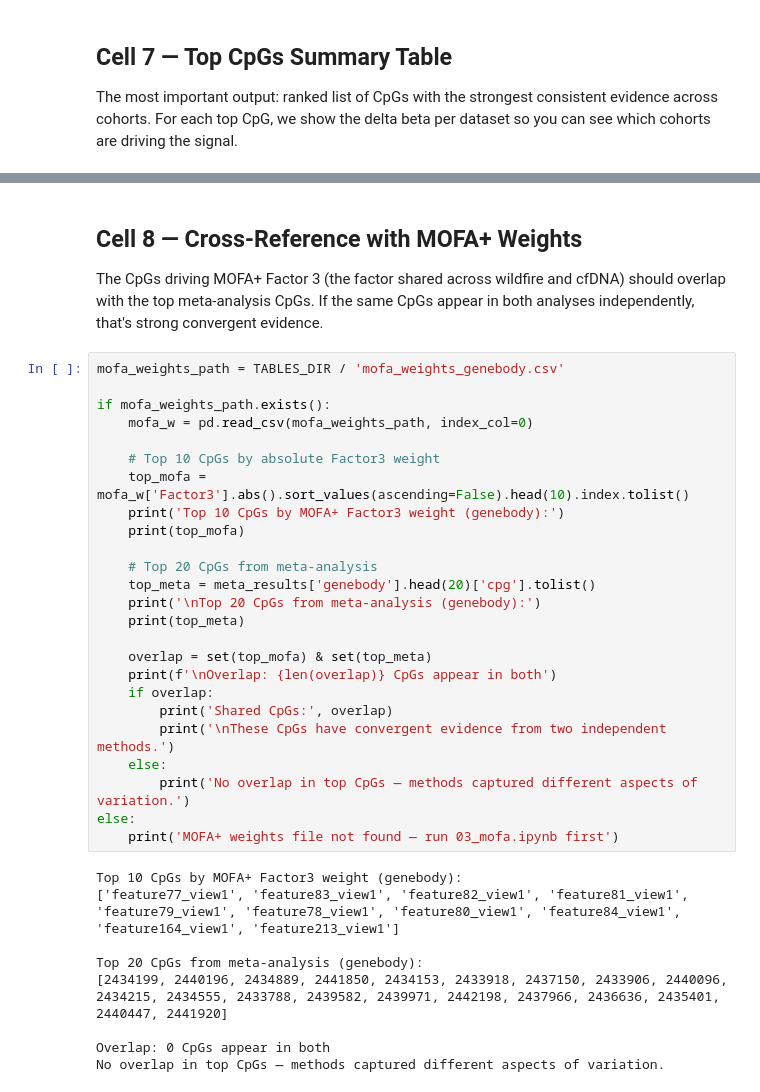
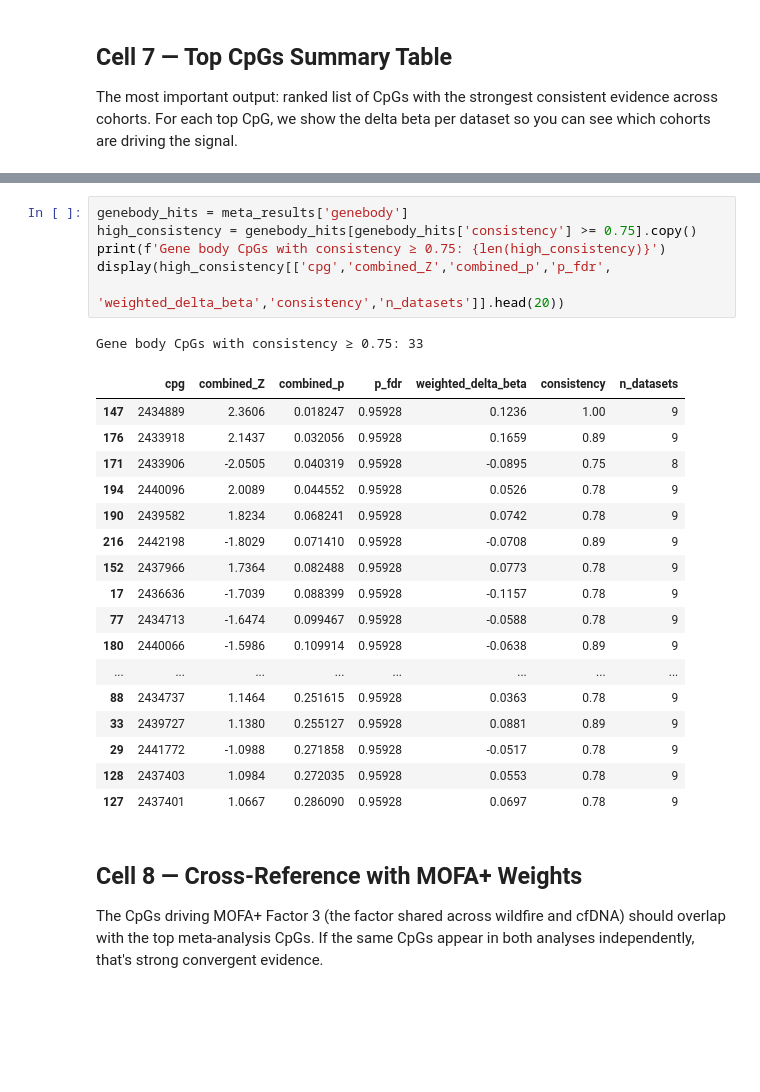
Before and after one commit to Ensiuc/CpG_Methylation_ML, a Jupyter notebook: notebooks/04_meta_analysis.ipynb, the cells around one changed output, grey strips where cells are left out. Saved outputs shown, nothing was run; the diff lists cells and outputs as text; blank space fills up the shorter version.

```diff
--- a/notebooks/04_meta_analysis.ipynb
+++ b/notebooks/04_meta_analysis.ipynb
@@ -391,41 +391,32 @@ CpG             Combined Z   Combined p      FDR p  Δβ weighted  Consistency N
 2440096              2.009       0.0446     0.9593       0.0526         0.78          9
 2434215              1.982       0.0474     0.9593       0.0439         0.67          9
   * = FDR < 0.05
+# %%
+genebody_hits = meta_results['genebody']
+high_consistency = genebody_hits[genebody_hits['consistency'] >= 0.75].copy()
+print(f'Gene body CpGs with consistency ≥ 0.75: {len(high_consistency)}')
+display(high_consistency[['cpg','combined_Z','combined_p','p_fdr',
+                           'weighted_delta_beta','consistency','n_datasets']].head(20))
+# %% [output]
+Gene body CpGs with consistency ≥ 0.75: 33
+|  | cpg | combined_Z | combined_p | p_fdr | weighted_delta_beta | consistency | n_datasets |
+| 147 | 2434889 | 2.3606 | 0.018247 | 0.95928 | 0.1236 | 1.00 | 9 |
+| 176 | 2433918 | 2.1437 | 0.032056 | 0.95928 | 0.1659 | 0.89 | 9 |
+| 171 | 2433906 | -2.0505 | 0.040319 | 0.95928 | -0.0895 | 0.75 | 8 |
+| 194 | 2440096 | 2.0089 | 0.044552 | 0.95928 | 0.0526 | 0.78 | 9 |
+| 190 | 2439582 | 1.8234 | 0.068241 | 0.95928 | 0.0742 | 0.78 | 9 |
+| 216 | 2442198 | -1.8029 | 0.071410 | 0.95928 | -0.0708 | 0.89 | 9 |
+| 152 | 2437966 | 1.7364 | 0.082488 | 0.95928 | 0.0773 | 0.78 | 9 |
+| 17 | 2436636 | -1.7039 | 0.088399 | 0.95928 | -0.1157 | 0.78 | 9 |
+| 77 | 2434713 | -1.6474 | 0.099467 | 0.95928 | -0.0588 | 0.78 | 9 |
+| 180 | 2440066 | -1.5986 | 0.109914 | 0.95928 | -0.0638 | 0.89 | 9 |
+| ... | ... | ... | ... | ... | ... | ... | ... |
+| 88 | 2434737 | 1.1464 | 0.251615 | 0.95928 | 0.0363 | 0.78 | 9 |
+| 33 | 2439727 | 1.1380 | 0.255127 | 0.95928 | 0.0881 | 0.89 | 9 |
+| 29 | 2441772 | -1.0988 | 0.271858 | 0.95928 | -0.0517 | 0.78 | 9 |
+| 128 | 2437403 | 1.0984 | 0.272035 | 0.95928 | 0.0553 | 0.78 | 9 |
+| 127 | 2437401 | 1.0667 | 0.286090 | 0.95928 | 0.0697 | 0.78 | 9 |
 # %% [markdown]
 ## Cell 8 — Cross-Reference with MOFA+ Weights
 
 The CpGs driving MOFA+ Factor 3 (the factor shared across wildfire and cfDNA) should overlap with the top meta-analysis CpGs. If the same CpGs appear in both analyses independently, that's strong convergent evidence.
-# %%
-mofa_weights_path = TABLES_DIR / 'mofa_weights_genebody.csv'
-
-if mofa_weights_path.exists():
-    mofa_w = pd.read_csv(mofa_weights_path, index_col=0)
-
-    # Top 10 CpGs by absolute Factor3 weight
-    top_mofa = mofa_w['Factor3'].abs().sort_values(ascending=False).head(10).index.tolist()
-    print('Top 10 CpGs by MOFA+ Factor3 weight (genebody):')
-    print(top_mofa)
-
-    # Top 20 CpGs from meta-analysis
-    top_meta = meta_results['genebody'].head(20)['cpg'].tolist()
-    print('\nTop 20 CpGs from meta-analysis (genebody):')
-    print(top_meta)
-
-    overlap = set(top_mofa) & set(top_meta)
-    print(f'\nOverlap: {len(overlap)} CpGs appear in both')
-    if overlap:
-        print('Shared CpGs:', overlap)
-        print('\nThese CpGs have convergent evidence from two independent methods.')
-    else:
-        print('No overlap in top CpGs — methods captured different aspects of variation.')
-else:
-    print('MOFA+ weights file not found — run 03_mofa.ipynb first')
-# %% [output]
-Top 10 CpGs by MOFA+ Factor3 weight (genebody):
-['feature77_view1', 'feature83_view1', 'feature82_view1', 'feature81_view1', 'feature79_view1', 'feature78_view1', 'feature80_view1', 'feature84_view1', 'feature164_view1', 'feature213_view1']
-
-Top 20 CpGs from meta-analysis (genebody):
-[2434199, 2440196, 2434889, 2441850, 2434153, 2433918, 2437150, 2433906, 2440096, 2434215, 2434555, 2433788, 2439582, 2439971, 2442198, 2437966, 2436636, 2435401, 2440447, 2441920]
-
-Overlap: 0 CpGs appear in both
-No overlap in top CpGs — methods captured different aspects of variation.
```
Also changed, not shown: parts of 5 cells of this notebook, 3 other files.
